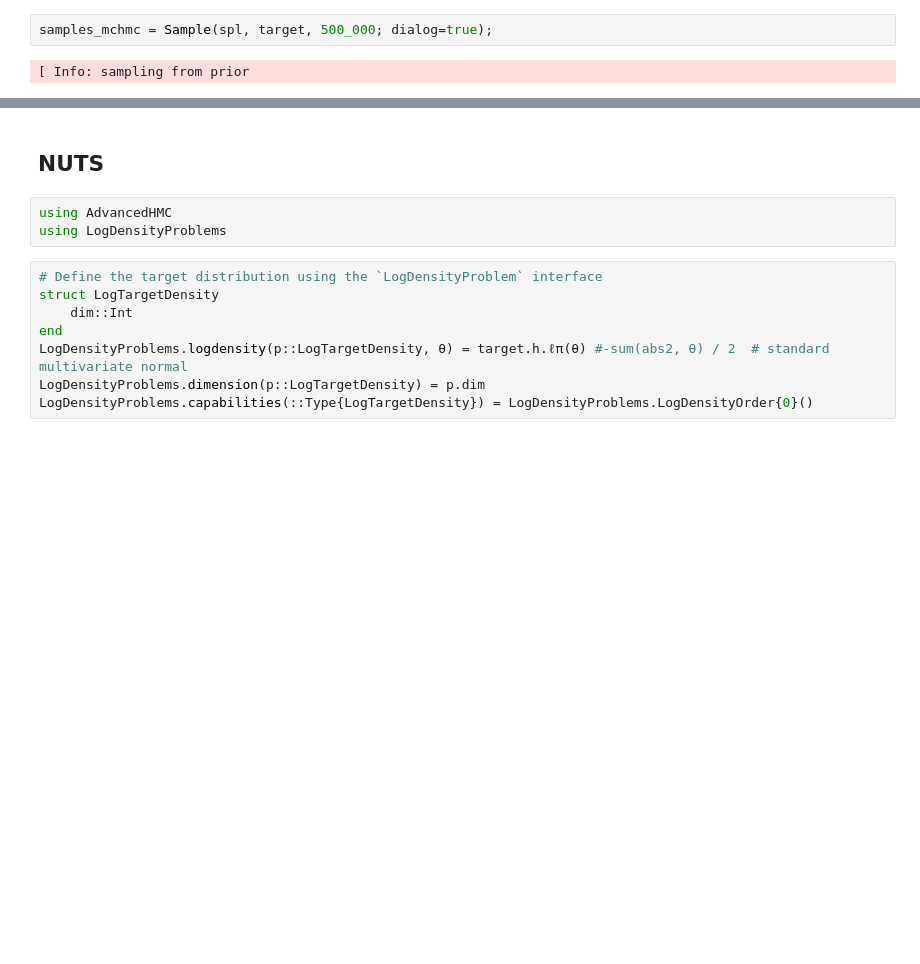
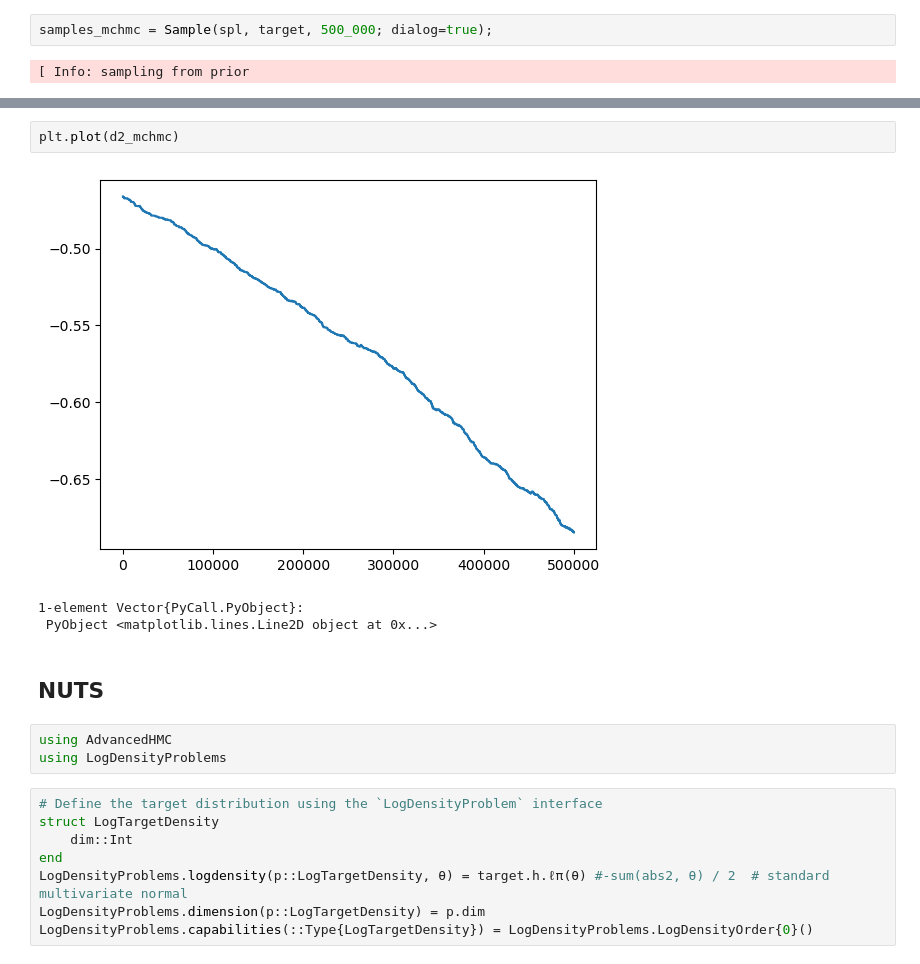
Before and after one commit to JaimeRZP/MyHMC, a Jupyter notebook: examples/Rosenbrock/Rosenbrock.ipynb, the cells around one changed output, grey strips where cells are left out. Drawn from its saved outputs; the diff is of its cells as text; blank space fills up the shorter version.

```diff
--- a/examples/Rosenbrock/Rosenbrock.ipynb
+++ b/examples/Rosenbrock/Rosenbrock.ipynb
@@ -91,3 +99,9 @@ d2_mchmc = [sample[2] for sample in samples_mchmc];
+# %%
+plt.plot(d2_mchmc)
+# %% [output]
+[figure, added]
+1-element Vector{PyCall.PyObject}:
+ PyObject <matplotlib.lines.Line2D object at 0x...>
 # %% [markdown]
 ## NUTS
 # %%
```
Also changed, not shown: parts of 9 cells of this notebook, 4 other files.
